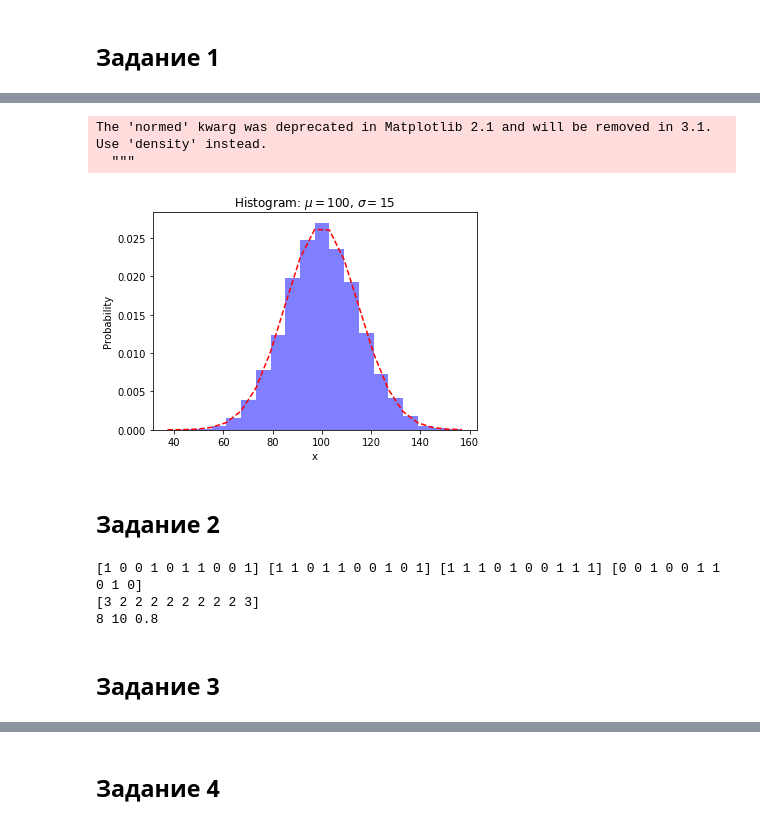
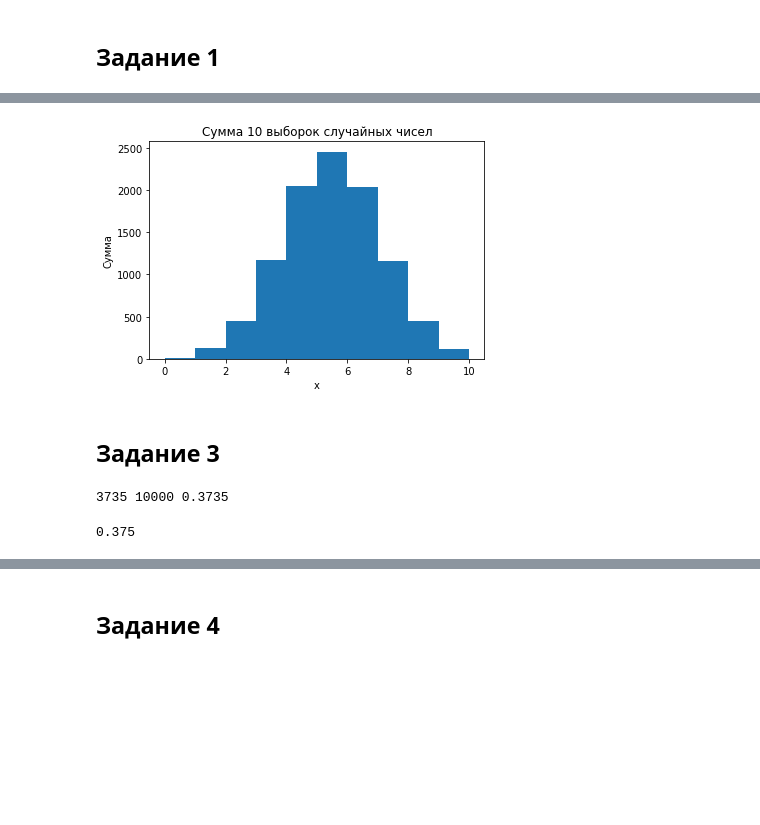
Before and after one commit to VitalyGladyshev/Math_Ess, a Jupyter notebook: ДЗ_05_ГладышевВВ.ipynb, the cells around one changed output, grey strips where cells are left out. Saved outputs shown, nothing was run; the diff lists cells and outputs as text; code cells hidden in the pictures; blank space fills up the shorter version.

```diff
--- a/ДЗ_05_ГладышевВВ.ipynb
+++ b/ДЗ_05_ГладышевВВ.ipynb
@@ -86,39 +109,42 @@ plt.show()
-# %%
-mu = 100
-sigma = 15
-x = mu + sigma * np.random.randn(10000)
-num_bins = 20
-n, bins, patches = plt.hist(x, num_bins, normed=1, facecolor='blue', alpha=0.5)
-#y = mlab.normpdf(bins, mu, sigma)
-y = sts.norm.pdf(bins, mu, sigma)
-plt.plot(bins, y, 'r--')
-plt.xlabel('x')
-plt.ylabel('Probability')
-plt.title('Histogram: $\mu=100$, $\sigma=15$')
-plt.subplots_adjust(left=0.15)
-plt.show()
-# %% [output]
-The 'normed' kwarg was deprecated in Matplotlib 2.1 and will be removed in 3.1. Use 'density' instead.
-  """
-[figure, removed]
-# %% [markdown]
-## Задание 2
-# %%
-k, n = 0, 10
-a = np.random.randint(0, 2, n)
-b = np.random.randint(0, 2, n)
-c = np.random.randint(0, 2, n)
-d = np.random.randint(0, 2, n)
-x = a + b + c + d
-for i in range(0, n):
-    if x[i] == 2:
-        k = k + 1
-print(a, b, c, d)
-print(x)
-print(k, n, k/n)
-# %% [output]
-[1 0 0 1 0 1 1 0 0 1] [1 1 0 1 1 0 0 1 0 1] [1 1 1 0 1 0 0 1 1 1] [0 0 1 0 0 1 1 0 1 0]
-[3 2 2 2 2 2 2 2 2 3]
-8 10 0.8
+# %%
+n = 10000
+arr = np.zeros(n)
+for _ in range(0, 10):
+    arr +=  np.random.randint(0, 2, n)
+
+num_bins = 10
+z, bins, patches = plt.hist(arr, num_bins)
+plt.xlabel('x')
+plt.ylabel('Сумма')
+plt.title('Сумма 10 выборок случайных чисел')
+plt.show()
+# %% [output]
+[figure, added]
 # %% [markdown]
 ## Задание 3
+# %%
+k, n = 0, 10000
+a = np.random.randint(0, 2, n)
+b = np.random.randint(0, 2, n)
+c = np.random.randint(0, 2, n)
+d = np.random.randint(0, 2, n)
+x = a + b + c + d
+for i in range(0, n):
+    if x[i] == 2:
+        k = k + 1
+#print(a, b, c, d)
+#print(x)
+print(k, n, k/n)
+# %% [output]
+3735 10000 0.3735
+# %%
+n = 4
+k = 2
+p = 0.5
+
+com = math.factorial(n)/(math.factorial(k)*math.factorial(n-k))
+prob = com * p**k * (1-p)**(n-k)
+
+print(prob)
+# %% [output]
+0.375
```
Also changed, not shown: parts of 16 cells of this notebook.
